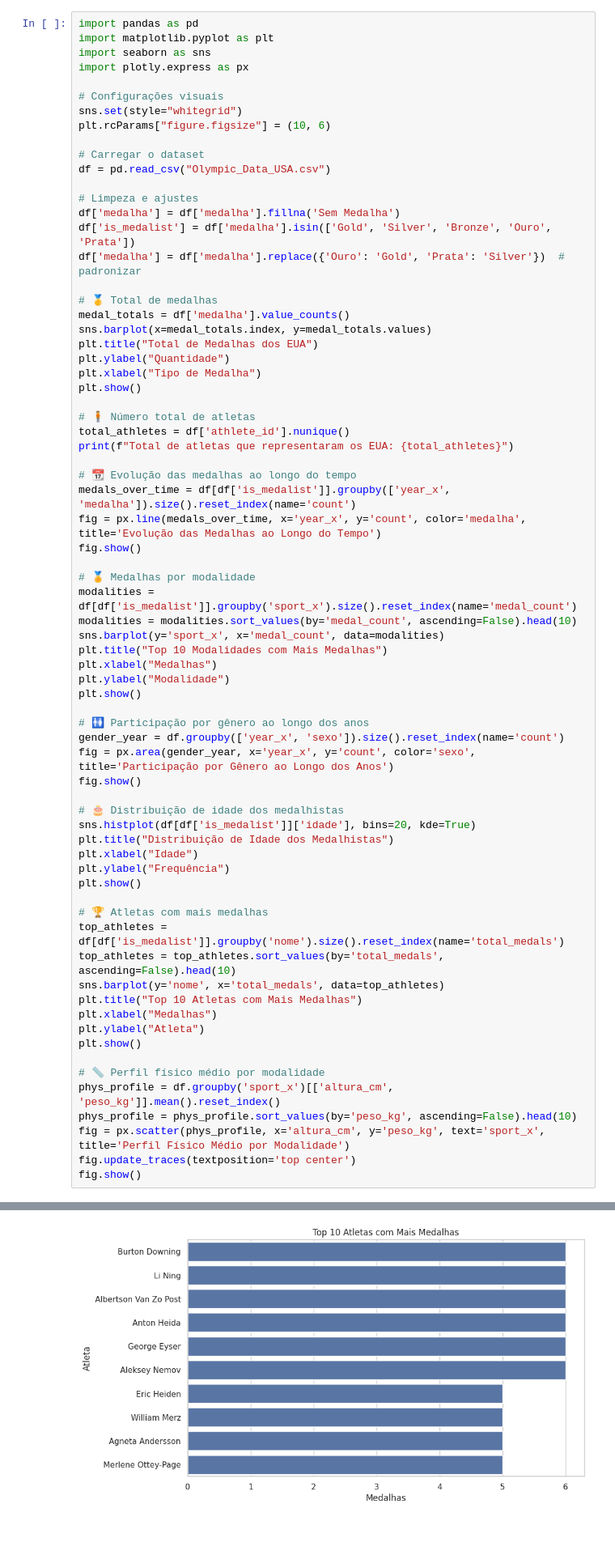
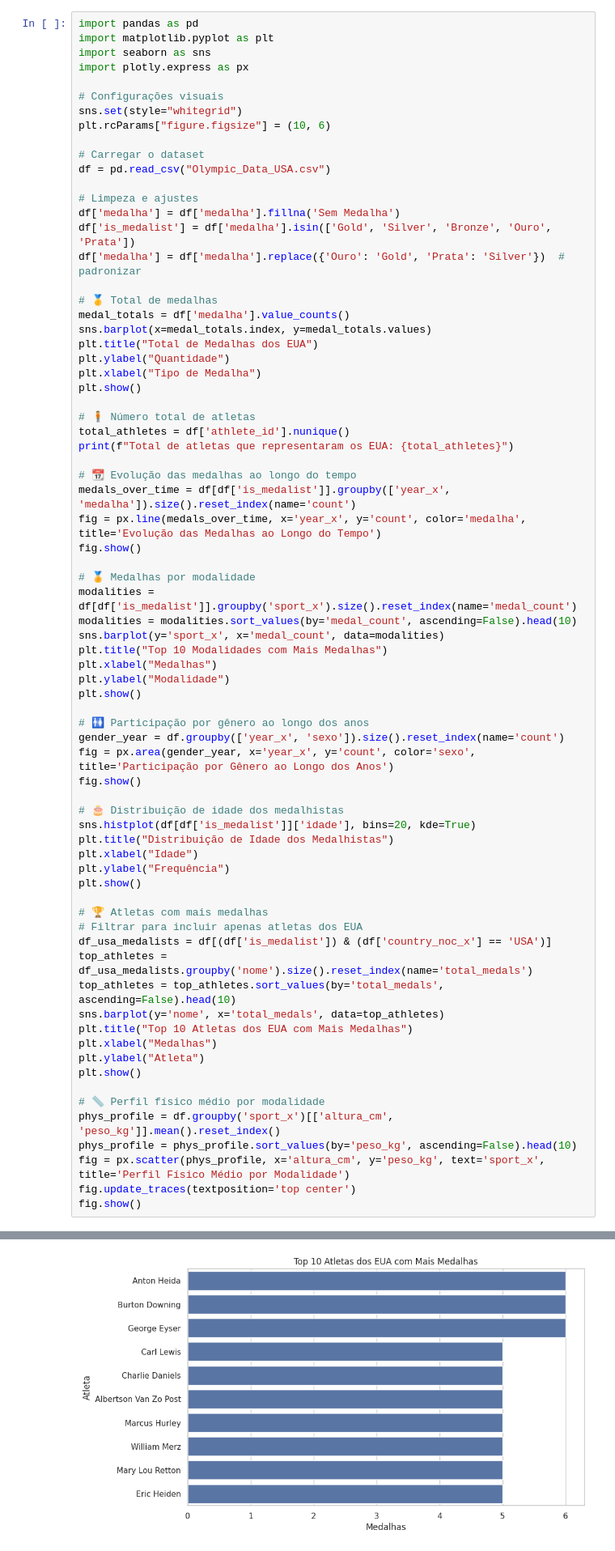
Before and after one commit to danieltavares24/DataSciencePortfolio, a Jupyter notebook: Análise_Olímpica_EUA.ipynb, the cells around one changed output, grey strips where cells are left out. Shown at 81% size. Saved outputs shown, nothing was run; the diff lists cells and outputs as text.

```diff
--- a/Análise_Olímpica_EUA.ipynb
+++ b/Análise_Olímpica_EUA.ipynb
@@ -59,36 +59,38 @@ gender_year = df.groupby(['year_x', 'sexo']).size().reset_index(name='count')
 fig = px.area(gender_year, x='year_x', y='count', color='sexo', title='Participação por Gênero ao Longo dos Anos')
 fig.show()
 
 # 🎂 Distribuição de idade dos medalhistas
 sns.histplot(df[df['is_medalist']]['idade'], bins=20, kde=True)
 plt.title("Distribuição de Idade dos Medalhistas")
 plt.xlabel("Idade")
 plt.ylabel("Frequência")
 plt.show()
 
 # 🏆 Atletas com mais medalhas
-top_athletes = df[df['is_medalist']].groupby('nome').size().reset_index(name='total_medals')
+# Filtrar para incluir apenas atletas dos EUA
+df_usa_medalists = df[(df['is_medalist']) & (df['country_noc_x'] == 'USA')]
+top_athletes = df_usa_medalists.groupby('nome').size().reset_index(name='total_medals')
 top_athletes = top_athletes.sort_values(by='total_medals', ascending=False).head(10)
 sns.barplot(y='nome', x='total_medals', data=top_athletes)
-plt.title("Top 10 Atletas com Mais Medalhas")
+plt.title("Top 10 Atletas dos EUA com Mais Medalhas")
 plt.xlabel("Medalhas")
 plt.ylabel("Atleta")
 plt.show()
 
 # 📏 Perfil físico médio por modalidade
 phys_profile = df.groupby('sport_x')[['altura_cm', 'peso_kg']].mean().reset_index()
 phys_profile = phys_profile.sort_values(by='peso_kg', ascending=False).head(10)
 fig = px.scatter(phys_profile, x='altura_cm', y='peso_kg', text='sport_x', title='Perfil Físico Médio por Modalidade')
 fig.update_traces(textposition='top center')
 fig.show()
 # %% [output]
 [figure]
 Total de atletas que representaram os EUA: 25451
 [interactive output not drawn]
 [figure]
 [interactive output not drawn]
 [figure]
-[figure, old version]
+[figure, new version]
 [interactive output not drawn]
 # %%
 pip install streamlit
```
Also changed, not shown: parts of 1 cell of this notebook.
